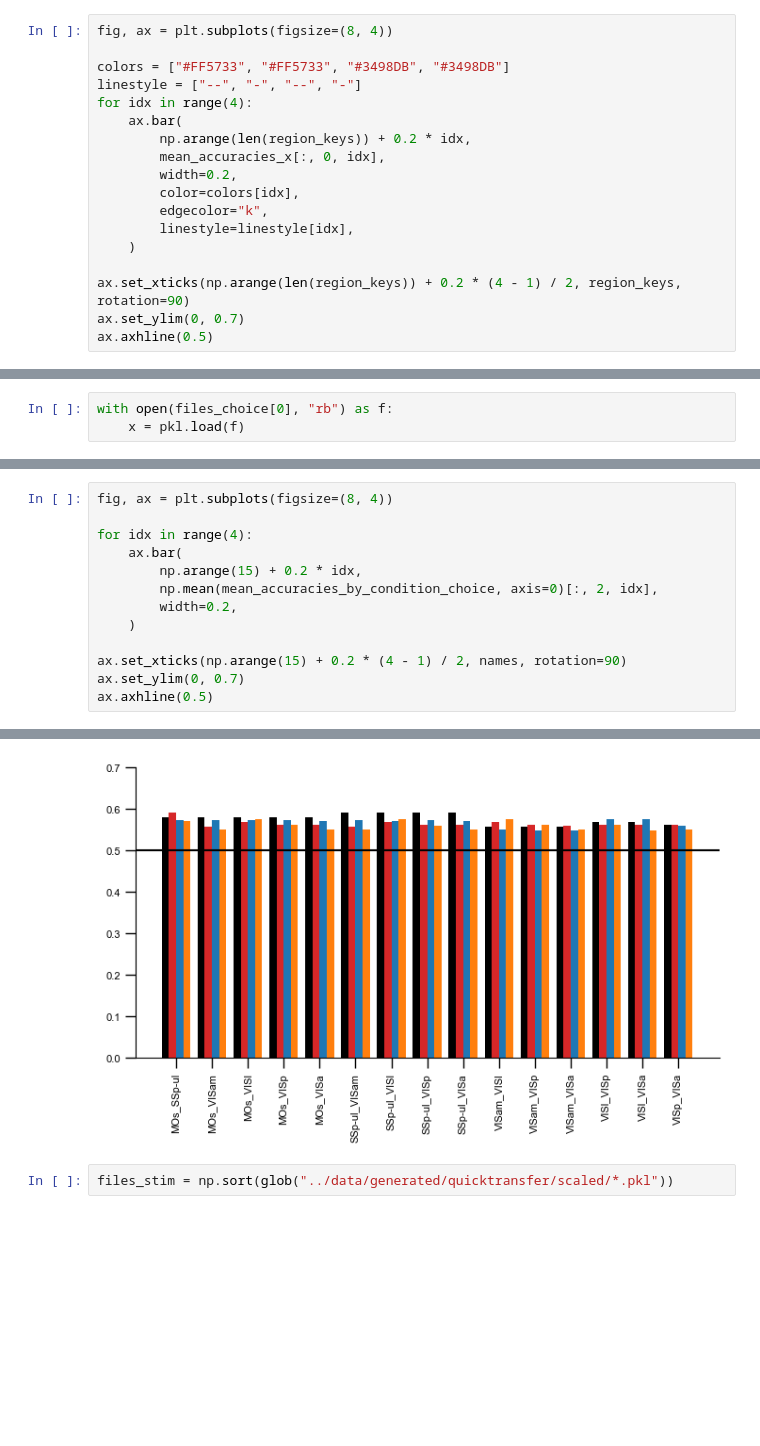
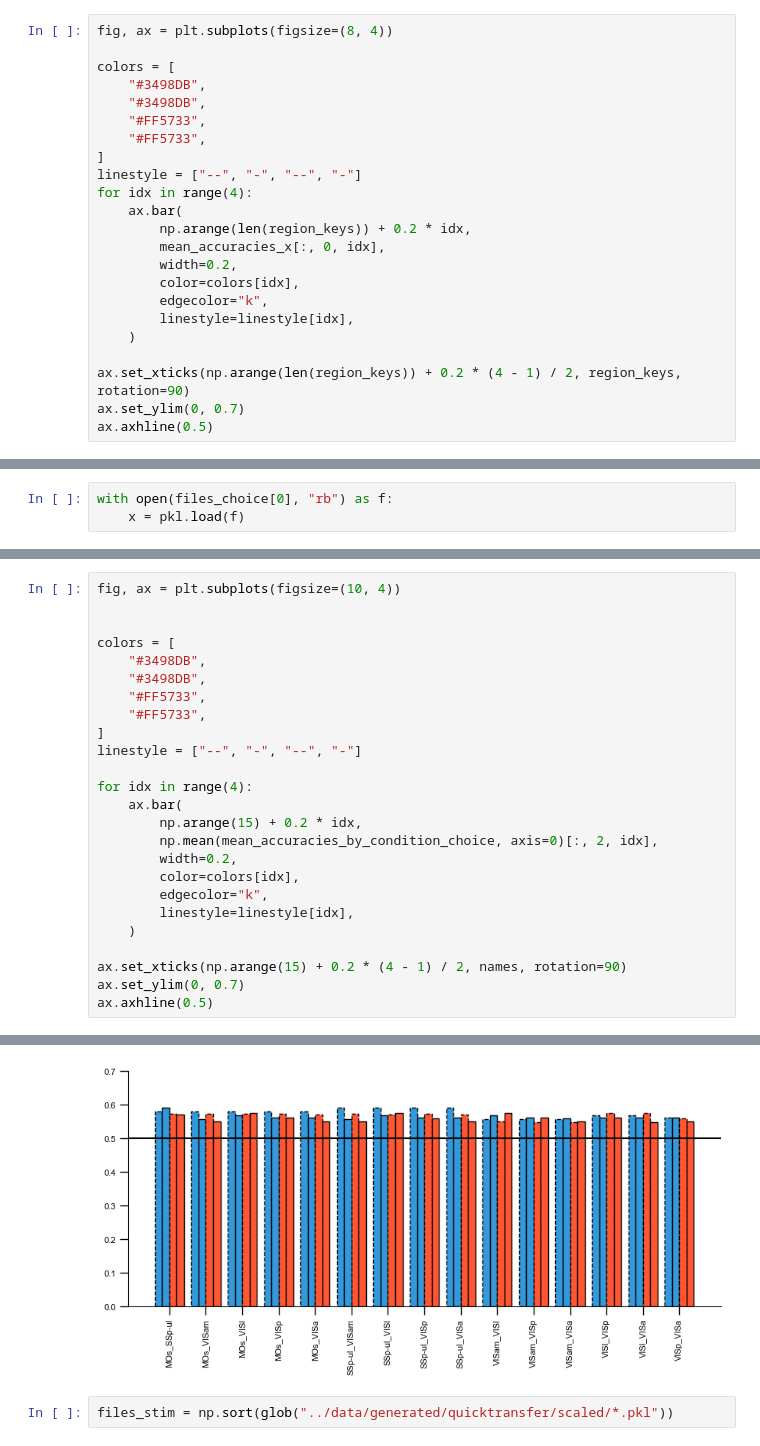
Before and after one commit to debottamKundu/ibl-partial-info-decomp, a Jupyter notebook: notebooks/multiregiondecoders.ipynb, the cells around one changed output, grey strips where cells are left out. Drawn from its saved outputs; the diff is of its cells as text; blank space fills up the shorter version.

```diff
--- a/notebooks/multiregiondecoders.ipynb
+++ b/notebooks/multiregiondecoders.ipynb
@@ -597,7 +593,12 @@ Text(0, 0.5, 'Sessions')
 # %%
 fig, ax = plt.subplots(figsize=(8, 4))
 
-colors = ["#FF5733", "#FF5733", "#3498DB", "#3498DB"]
+colors = [
+    "#3498DB",
+    "#3498DB",
+    "#FF5733",
+    "#FF5733",
+]
 linestyle = ["--", "-", "--", "-"]
 for idx in range(4):
     ax.bar(
@@ -640,21 +640,33 @@ ax.axhline(0.5)
 <matplotlib.lines.Line2D at 0x...>
 [figure]
 # %%
-fig, ax = plt.subplots(figsize=(8, 4))
+fig, ax = plt.subplots(figsize=(10, 4))
+
+
+colors = [
+    "#3498DB",
+    "#3498DB",
+    "#FF5733",
+    "#FF5733",
+]
+linestyle = ["--", "-", "--", "-"]
 
 for idx in range(4):
     ax.bar(
         np.arange(15) + 0.2 * idx,
         np.mean(mean_accuracies_by_condition_choice, axis=0)[:, 2, idx],
         width=0.2,
+        color=colors[idx],
+        edgecolor="k",
+        linestyle=linestyle[idx],
     )
 
 ax.set_xticks(np.arange(15) + 0.2 * (4 - 1) / 2, names, rotation=90)
 ax.set_ylim(0, 0.7)
 ax.axhline(0.5)
 # %% [output]
 <matplotlib.lines.Line2D at 0x...>
-[figure, old version]
+[figure, new version]
 # %%
 files_stim = np.sort(glob("../data/generated/quicktransfer/scaled/*.pkl"))
 # %%
```
Also changed, not shown: parts of 10 cells of this notebook, 2 other files.
